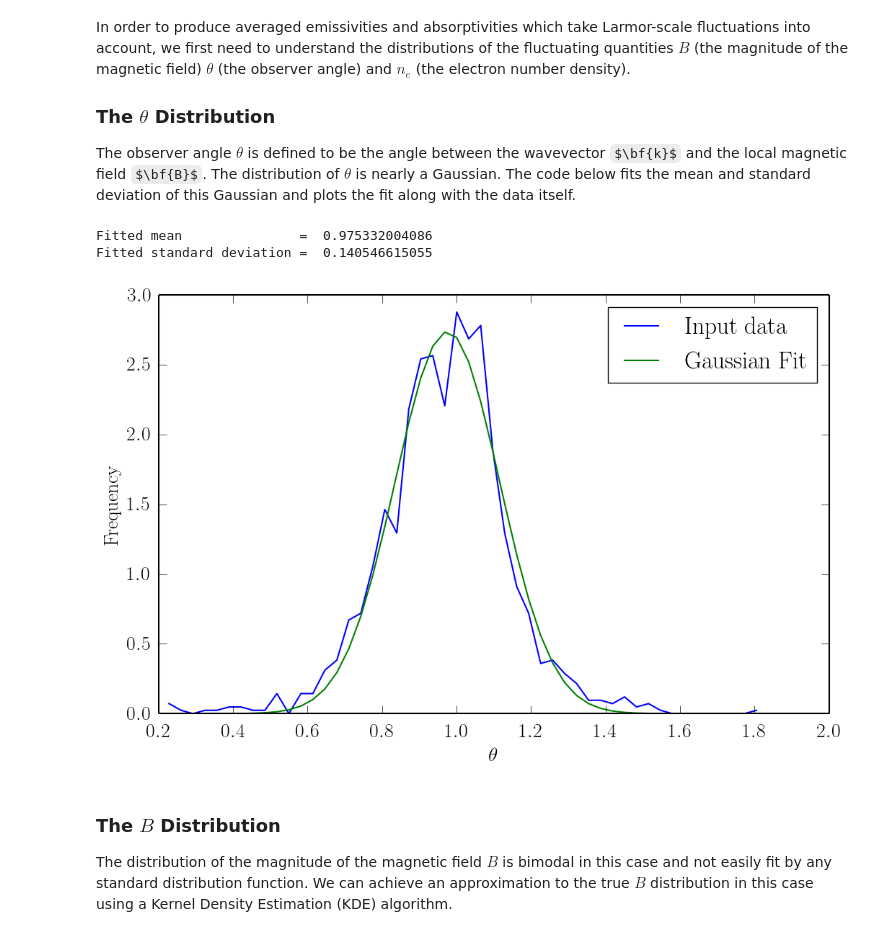
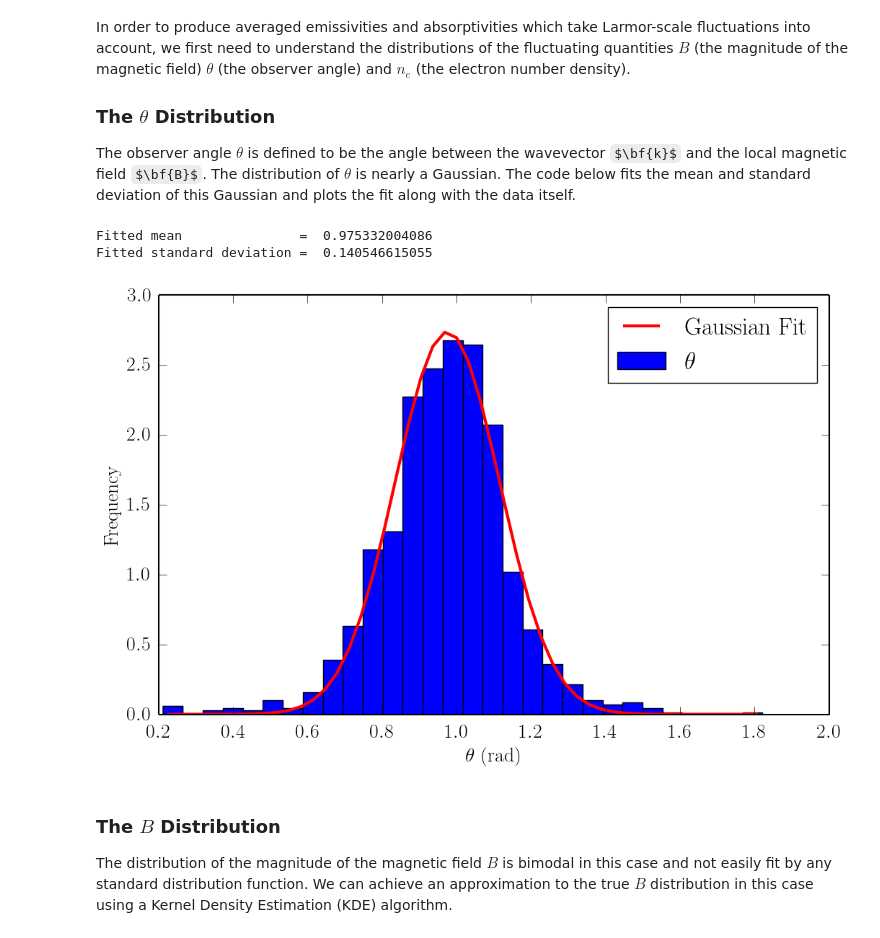
Before and after one commit to AFD-Illinois/symphony, a Jupyter notebook: applications/sampling_model.ipynb, the cells around one changed output. Cells and saved outputs as stored; diff of their text form; code cells hidden in the pictures; some formulas as TeX source.

```diff
--- a/applications/sampling_model.ipynb
+++ b/applications/sampling_model.ipynb
@@ -78,4 +78,11 @@ obs_angle  = np.zeros(np.shape(B_x))
 for i in range(0, np.shape(B_x)[0]):
     for j in range(0, np.shape(B_x)[1]):
         B_vector = [B_x[j][i], B_y[j][i], B_z[j][i]]
-        obs_angle[j][i] = np.arccos(np.dot(B_vector, obs_vector) / (np.linalg.norm(B_vector) * np.linalg.norm(obs_vector)))
+        obs_angle[j][i] = np.arccos(np.dot(B_vector, obs_vector) / (np.linalg.norm(B_vector)
+                                                                    * np.linalg.norm(obs_vector)))
+
+mean_B_vector = [np.mean(B_x), np.mean(B_y), np.mean(B_z)]
+angle_to_mean_field = np.arccos(np.dot(mean_B_vector, obs_vector) / (np.linalg.norm(mean_B_vector)
+                                                                     * np.linalg.norm(obs_vector)))
+
+print np.mean(obs_angle), angle_to_mean_field
@@ -185,38 +247,44 @@ The observer angle $\theta$ is defined to be the angle between the wavevector $\
 #fit Gaussian probability distribution to obs_angle distribution
 data = obs_angle.flatten()
 hist, bin_edges = np.histogram(data, density=True, bins=50)
 bin_centres = (bin_edges[:-1] + bin_edges[1:])/2
 
 # Define model function to be used to fit to the data above:
 def gauss(x, *p):
     A, mu, sigma = p
     return A*np.exp(-(x-mu)**2/(2.*sigma**2))
 
 # p0 is the initial guess for the fitting coefficients (A, mu and sigma above)
 p0 = [1., 0., 1.]
 
 coeff, var_matrix = curve_fit(gauss, bin_centres, hist, p0=p0)
 
 # Get the fitted curve
 hist_fit = gauss(bin_centres, *coeff)
 
-pl.plot(bin_centres, hist, label='$\\mathrm{Input~data}$')
-pl.plot(bin_centres, hist_fit, label='$\\mathrm{Gaussian~Fit}$')
-pl.xlabel('$\\theta$')
-pl.ylabel('$\\mathrm{Frequency}$')
+#pl.plot(bin_centres, hist, label='$\\mathrm{Input~data}$')
+#pl.plot(bin_centres, hist_fit, label='$\\mathrm{Gaussian~Fit}$')
+#pl.xlabel('$\\theta$')
+#pl.ylabel('$\\mathrm{Frequency}$')
 
 fit_mu    = coeff[1]
 fit_sigma = coeff[2]
+
+#pl.show()
+pl.hist(obs_angle.flatten(), bins=30, normed=True, label='$\\theta$')
+pl.plot(bin_centres, hist_fit, label='$\\mathrm{Gaussian~Fit}$', lw=3, c='r')
+pl.xlabel('$\\theta \\mathrm{~(rad)}$')
+pl.ylabel('$\\mathrm{Frequency}$')
 
 # Finally, lets get the fitting parameters, i.e. the mean and standard deviation:
 print 'Fitted mean               = ', fit_mu
 print 'Fitted standard deviation = ', fit_sigma
 pl.legend()
 pl.show()
 # %% [output]
 Fitted mean               =  0.975332004086
 Fitted standard deviation =  0.140546615055
-[figure, old version]
+[figure, new version]
 # %% [markdown]
 ### The $B$ Distribution
 
```
Also changed, not shown: parts of 13 cells of this notebook, 1 other file.
